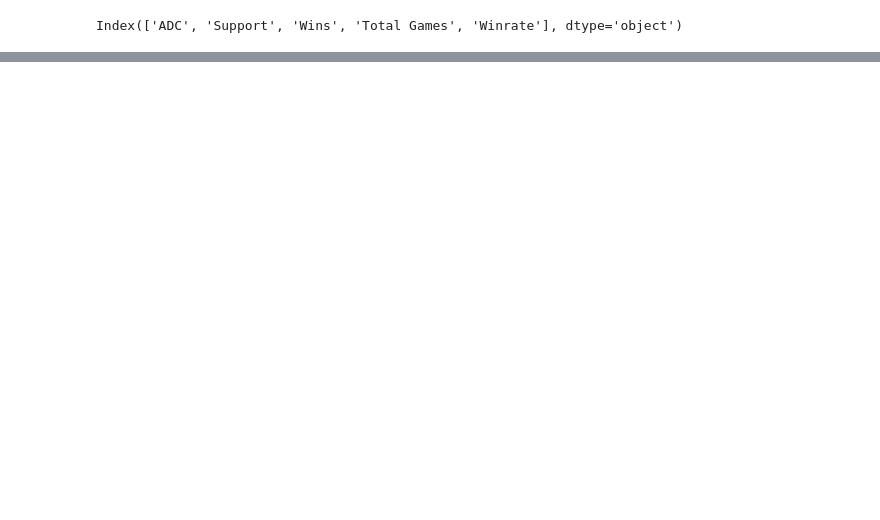
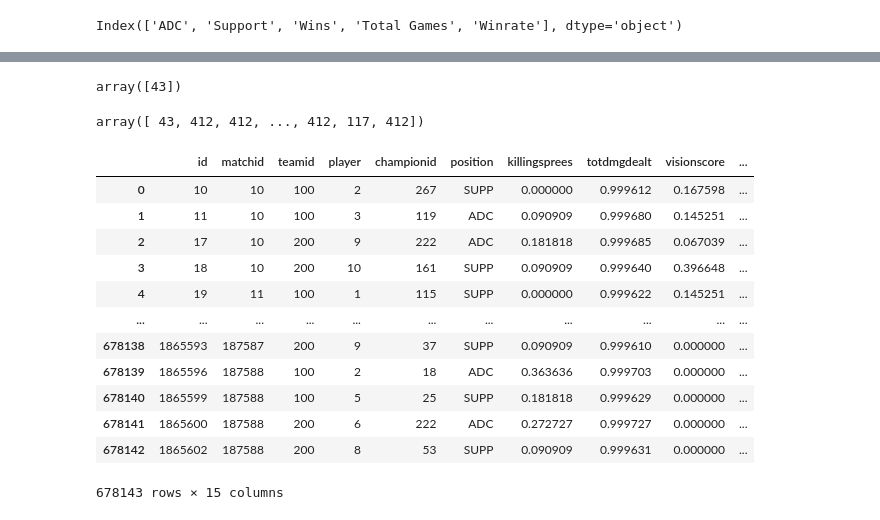
Before and after one commit to froguro/CSE158-Assignment2, a Jupyter notebook: Model.ipynb, the cells around one changed output, grey strips where cells are left out. Drawn from its saved outputs; the diff is of its cells as text; code cells hidden in the pictures; blank space fills up the shorter version.

```diff
--- a/Model.ipynb
+++ b/Model.ipynb
@@ -119,0 +112,3 @@ Successfully installed ace_tools-0.0
+# %%
+dataset = dataset.drop(columns=['baronkills','inhibkills_y','dragonkills','harrykills','towerkills'])
+dataset.dtypes
@@ -309,0 +337,25 @@ X_test
+# %%
+copy_pred = model.predict(copy)
+copy_pred
+# %% [output]
+array([43])
+# %%
+y_pred
+# %% [output]
+array([ 43, 412, 412, ..., 412, 117, 412])
+# %%
+dataset
+# %% [output]
+|  | id | matchid | teamid | player | championid | position | killingsprees | totdmgdealt | visionscore | ... |
+| 0 | 10 | 10 | 100 | 2 | 267 | SUPP | 0.000000 | 0.999612 | 0.167598 | ... |
+| 1 | 11 | 10 | 100 | 3 | 119 | ADC | 0.090909 | 0.999680 | 0.145251 | ... |
+| 2 | 17 | 10 | 200 | 9 | 222 | ADC | 0.181818 | 0.999685 | 0.067039 | ... |
+| 3 | 18 | 10 | 200 | 10 | 161 | SUPP | 0.090909 | 0.999640 | 0.396648 | ... |
+| 4 | 19 | 11 | 100 | 1 | 115 | SUPP | 0.000000 | 0.999622 | 0.145251 | ... |
+| ... | ... | ... | ... | ... | ... | ... | ... | ... | ... | ... |
+| 678138 | 1865593 | 187587 | 200 | 9 | 37 | SUPP | 0.090909 | 0.999610 | 0.000000 | ... |
+| 678139 | 1865596 | 187588 | 100 | 2 | 18 | ADC | 0.363636 | 0.999703 | 0.000000 | ... |
+| 678140 | 1865599 | 187588 | 100 | 5 | 25 | SUPP | 0.181818 | 0.999629 | 0.000000 | ... |
+| 678141 | 1865600 | 187588 | 200 | 6 | 222 | ADC | 0.272727 | 0.999727 | 0.000000 | ... |
+| 678142 | 1865602 | 187588 | 200 | 8 | 53 | SUPP | 0.090909 | 0.999631 | 0.000000 | ... |
+678143 rows × 15 columns
```
Also changed, not shown: parts of 25 cells of this notebook, 9 other files.
